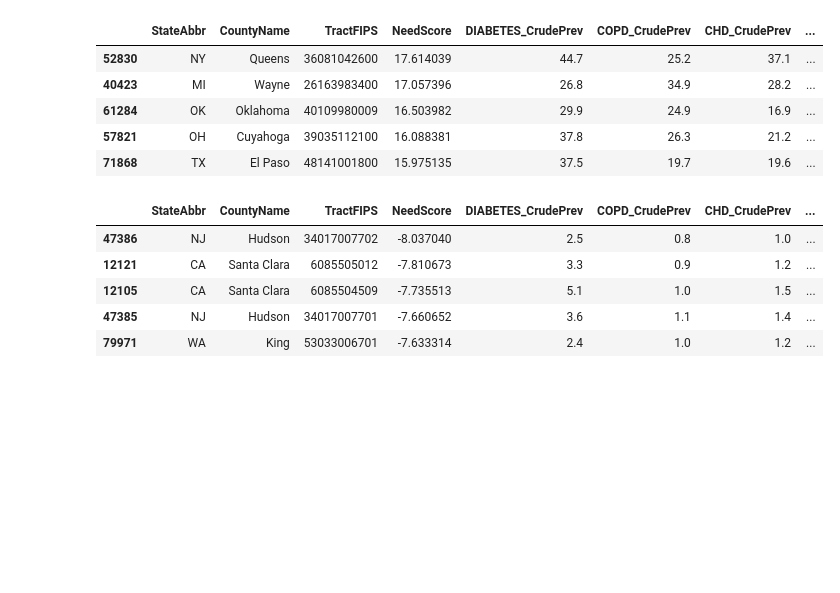
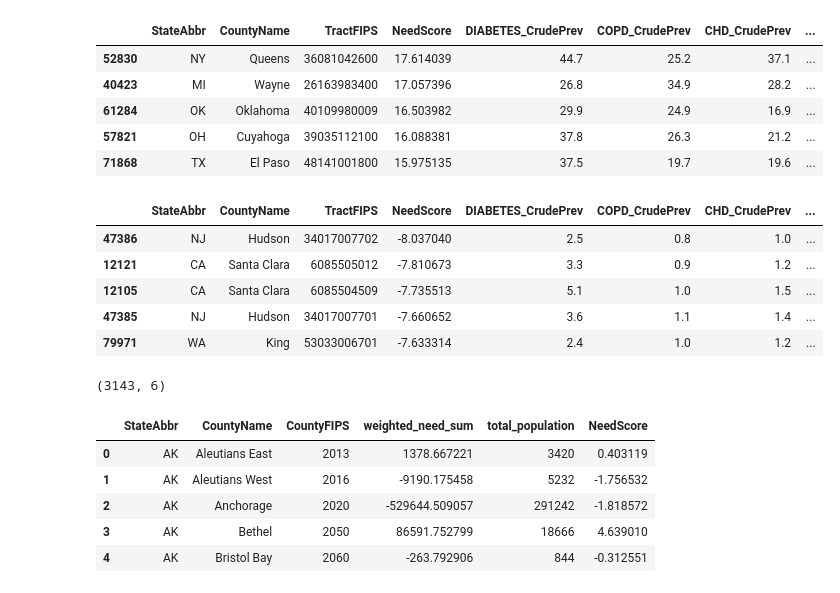
Before and after one commit to jho-code/Portfolio, a Jupyter notebook: projects/healthcare-access/notebooks/01_explore_places.ipynb, the cells around one changed output. Saved outputs shown, nothing was run; the diff lists cells and outputs as text; code cells hidden in the pictures; blank space fills up the shorter version.

```diff
--- a/projects/healthcare-access/notebooks/01_explore_places.ipynb
+++ b/projects/healthcare-access/notebooks/01_explore_places.ipynb
@@ -387,3 +387,37 @@ df_small[compare_cols].sort_values("NeedScore").head(5)
 | 12105 | CA | Santa Clara | 6085504509 | -7.735513 | 5.1 | 1.0 | 1.5 | ... |
 | 47385 | NJ | Hudson | 34017007701 | -7.660652 | 3.6 | 1.1 | 1.4 | ... |
 | 79971 | WA | King | 53033006701 | -7.633314 | 2.4 | 1.0 | 1.2 | ... |
+# %%
+df_small["weighted_need"] = (
+    df_small["NeedScore"] * df_small["TotalPopulation"]
+)
+# %%
+county_need = (
+    df_small
+    .groupby(
+        ["StateAbbr", "CountyName", "CountyFIPS"],
+        as_index=False
+    )
+    .agg(
+        weighted_need_sum=("weighted_need", "sum"),
+        total_population=("TotalPopulation", "sum")
+    )
+)
+# %%
+county_need["NeedScore"] = (
+    county_need["weighted_need_sum"] /
+    county_need["total_population"]
+)
+# %%
+county_need.shape
+# %% [output]
+(3143, 6)
+# %%
+county_need.head()
+# %% [output]
+|  | StateAbbr | CountyName | CountyFIPS | weighted_need_sum | total_population | NeedScore |
+| 0 | AK | Aleutians East | 2013 | 1378.667221 | 3420 | 0.403119 |
+| 1 | AK | Aleutians West | 2016 | -9190.175458 | 5232 | -1.756532 |
+| 2 | AK | Anchorage | 2020 | -529644.509057 | 291242 | -1.818572 |
+| 3 | AK | Bethel | 2050 | 86591.752799 | 18666 | 4.639010 |
+| 4 | AK | Bristol Bay | 2060 | -263.792906 | 844 | -0.312551 |
```
Also changed, not shown: 1 other file.
